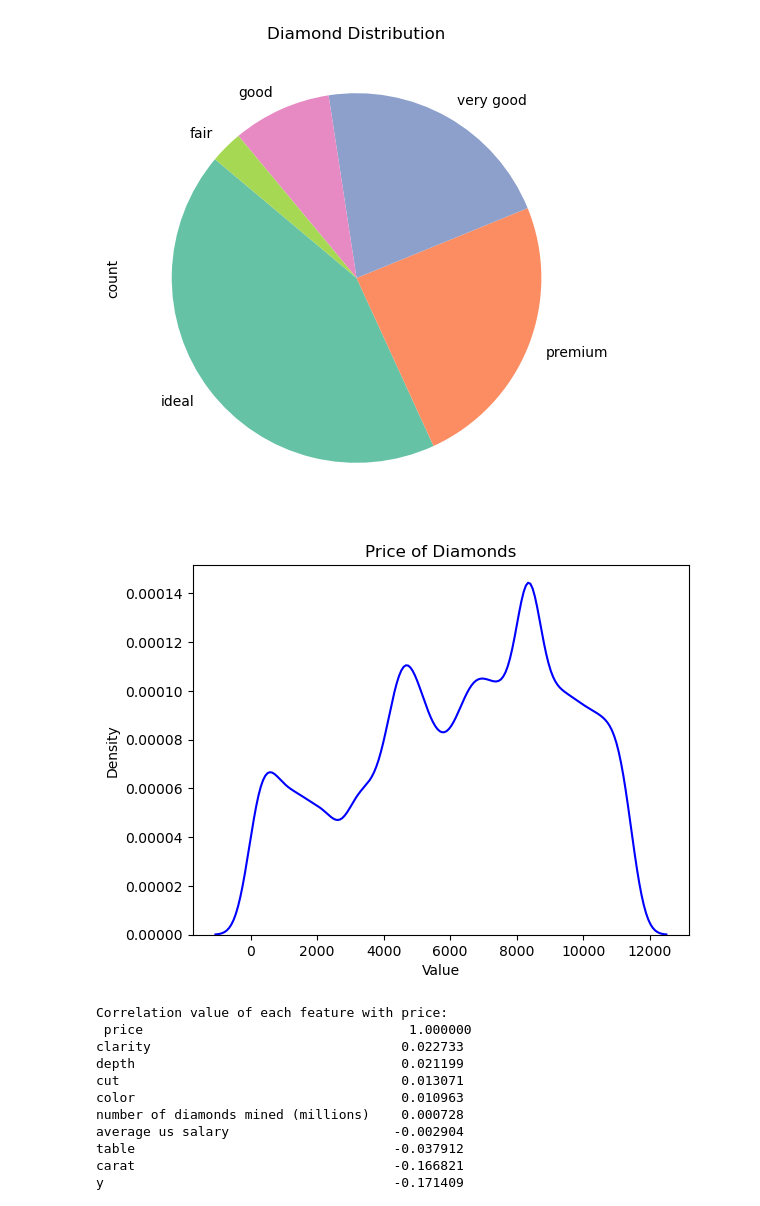
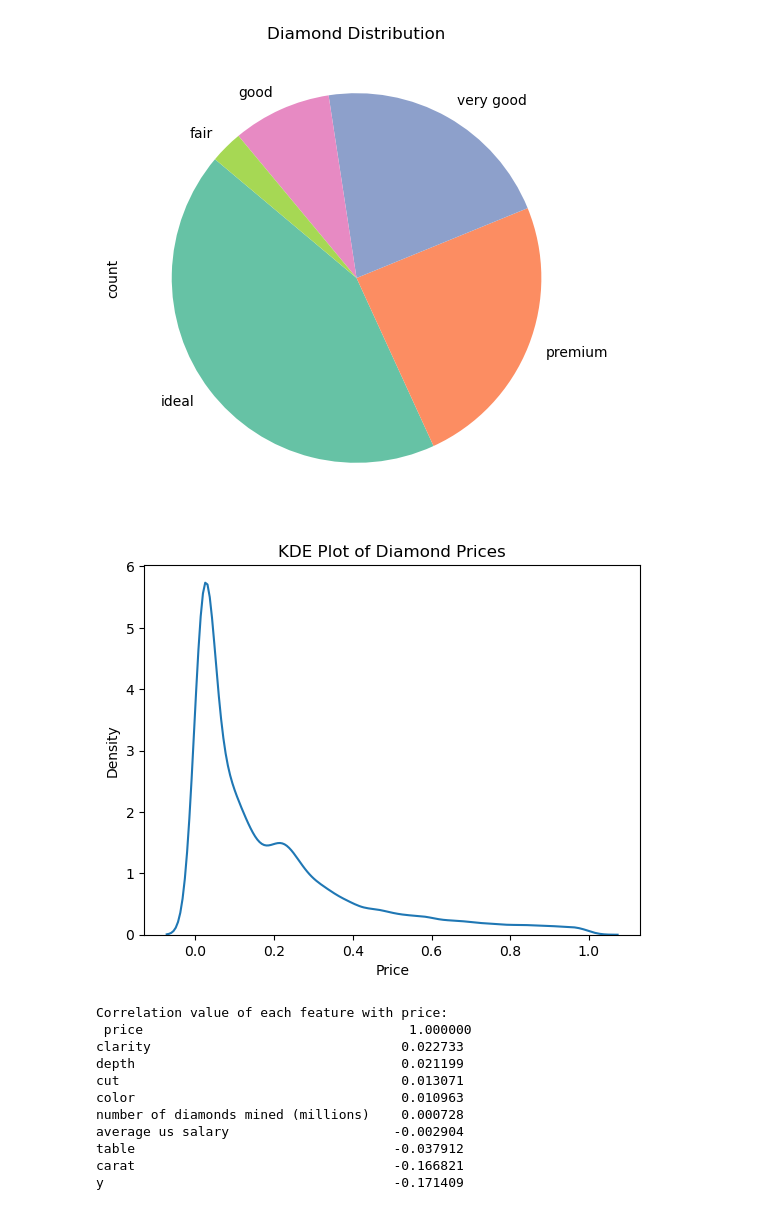
Before and after one commit to Sathwik-50606711/sgolla2_smunukot_assignment1, a Jupyter notebook: sgolla2_smunkot_assignment1_part_1.ipynb, the cells around one changed output. Cells and saved outputs as stored; diff of their text form; code cells hidden in the pictures.

```diff
--- a/sgolla2_smunkot_assignment1_part_1.ipynb
+++ b/sgolla2_smunkot_assignment1_part_1.ipynb
@@ -438,13 +438,15 @@ plt.show()
 # %% [output]
 [figure]
 # %%
-sns.kdeplot(df_diamond['price'], color="b",)
-plt.title('Price of Diamonds')
-plt.xlabel('Value')
+sns.kdeplot(df_diamond1['price'])
+
+plt.title('KDE Plot of Diamond Prices')
+plt.xlabel('Price')
 plt.ylabel('Density')
+
 plt.show()
 # %% [output]
-[figure, old version]
+[figure, new version]
 # %%
 df_diamond1 = df_diamond.copy()
 # %%
```
Also changed, not shown: parts of 6 cells of this notebook, 3 other files.
